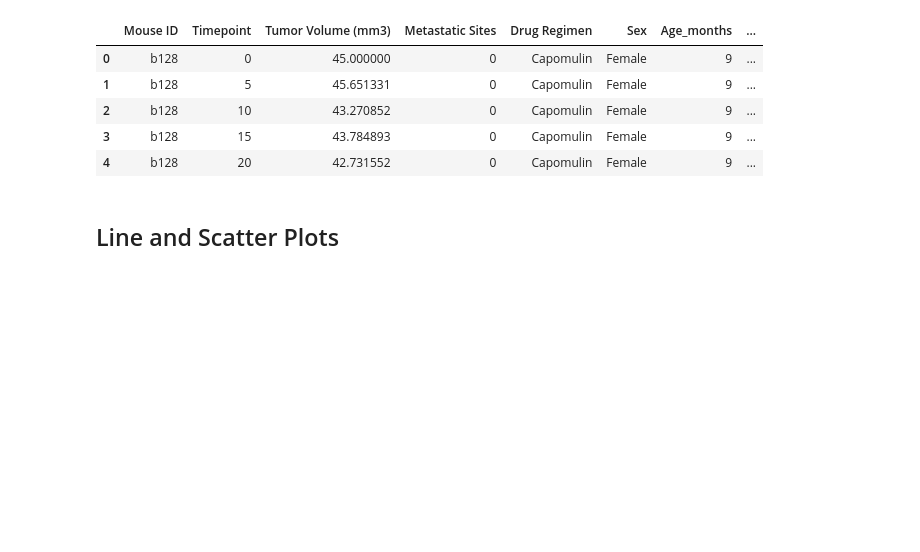
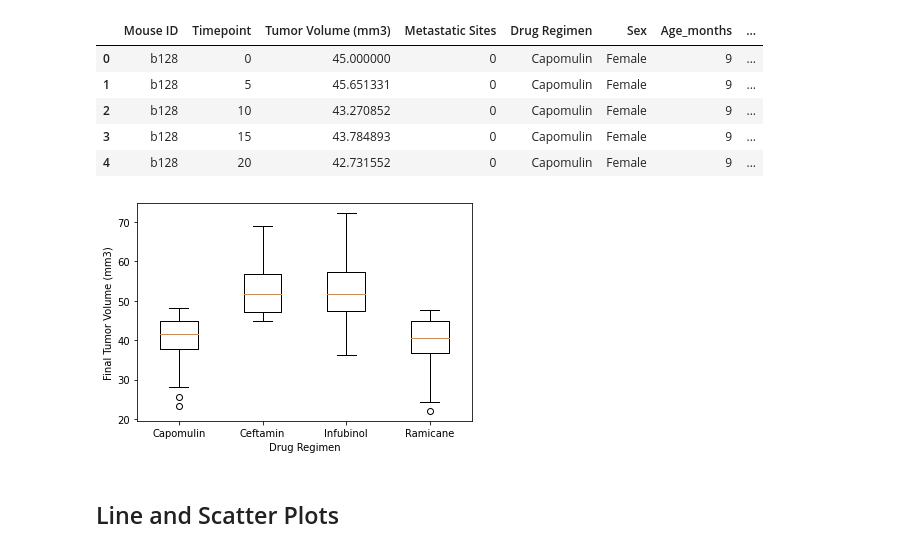
Before and after one commit to anisha-kishore/Module-5, a Jupyter notebook: Kishore Module 5.ipynb, the cells around one changed output. Cells and saved outputs as stored; diff of their text form; code cells hidden in the pictures; blank space fills up the shorter version.

```diff
--- a/Kishore Module 5.ipynb
+++ b/Kishore Module 5.ipynb
@@ -211,10 +214,22 @@ for x in mice:
 # %%
+# Group data by 'Drug Regimen' and get the final tumor volume for each group
+#From ChatGPT
+grouped_data = drugs_in_treatment.groupby('Drug Regimen')['Tumor Volume (mm3)'].apply(list)
+
+# Convert the grouped data into a list of lists
+#From ChatGPT
+data = [values for key, values in grouped_data.items()]
+
 # Generate a box plot that shows the distrubution of the tumor volume for each treatment group.
 fig1, ax1 = plt.subplots()
 ax1.set_ylabel('Final Tumor Volume (mm3)')
-ax2.set_xlabel(clean_mouse_data['Drug Regimen'])
-ax1.boxplot(clean_mouse_data['Tumor Volume (mm3)'])
+ax1.set_xlabel('Drug Regimen')
+#Used ChatGPT to help set the x-axis to be labeled as each of the drugs
+ax1.set_xticklabels(grouped_data.keys())
+ax1.boxplot(data)
 plt.show()
+# %% [output]
+[figure, added]
 # %% [markdown]
 ## Line and Scatter Plots
 # %%
```
Also changed, not shown: parts of 9 cells of this notebook.
